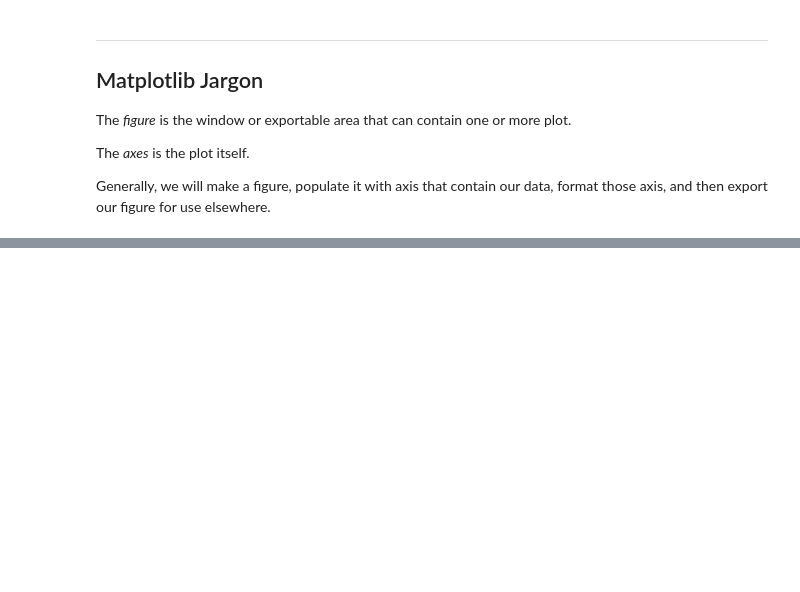
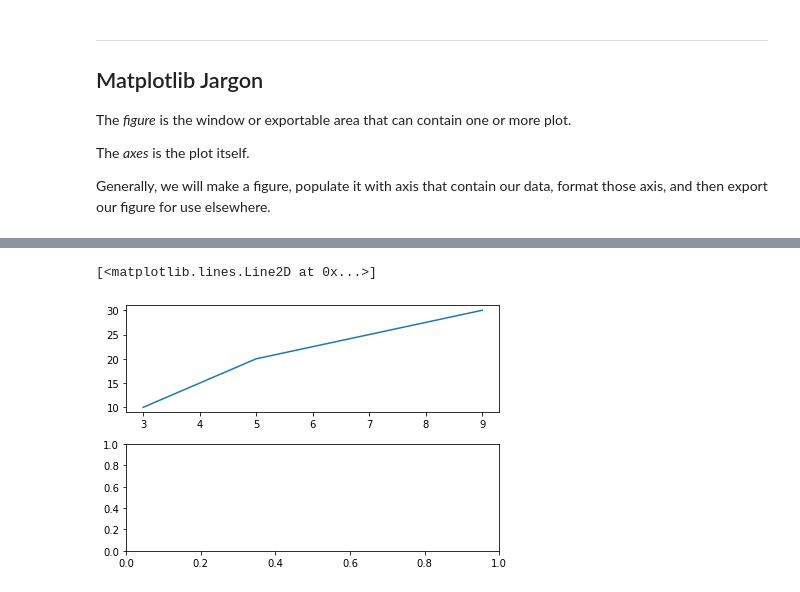
Before and after one commit to ICWallis/tutorial-publication-ready-figures, a Jupyter notebook: 0-introduction.ipynb, the cells around one changed output, grey strips where cells are left out. Saved outputs shown, nothing was run; the diff lists cells and outputs as text; code cells hidden in the pictures; blank space fills up the shorter version.

```diff
--- a/0-introduction.ipynb
+++ b/0-introduction.ipynb
@@ -45,0 +51,12 @@ ax.plot(x,y)
+# %%
+# two plots (axis) in one figure
+
+# row, column
+
+fig, (ax0, ax1) = plt.subplots(2, 1, figsize=(6,4))
+fig.tight_layout()
+
+ax0.plot(x,y)
+# %% [output]
+[<matplotlib.lines.Line2D at 0x...>]
+[figure, added]
```
Also changed, not shown: parts of 15 cells of this notebook.
